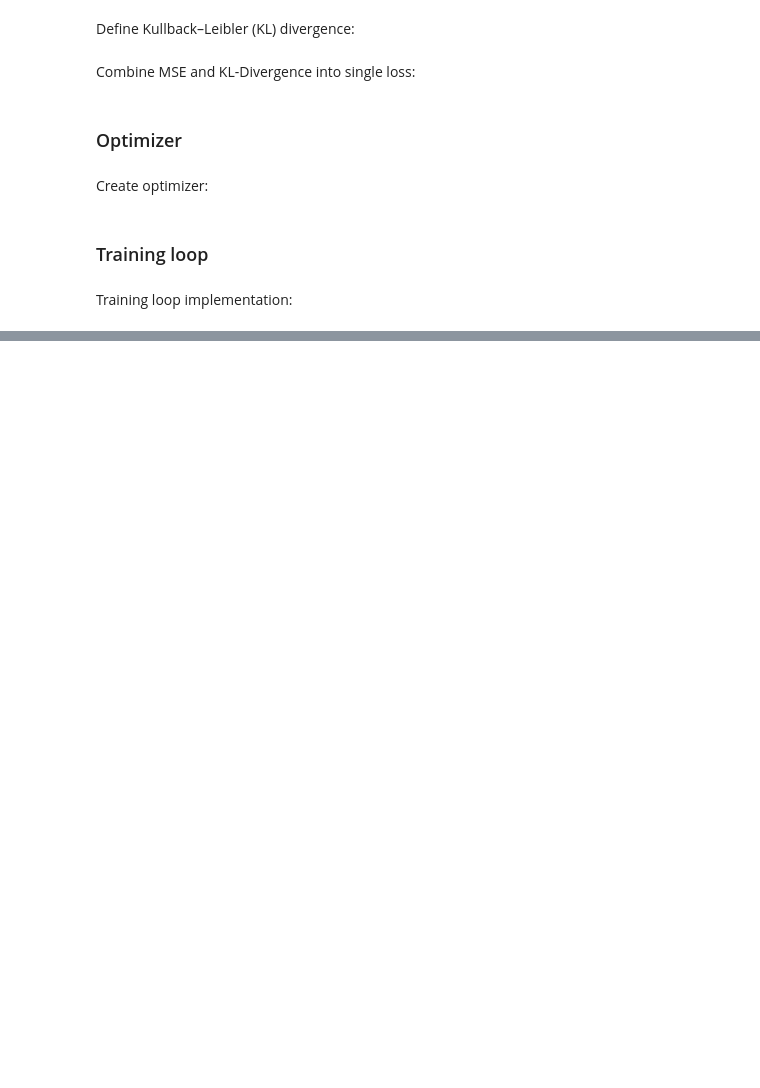
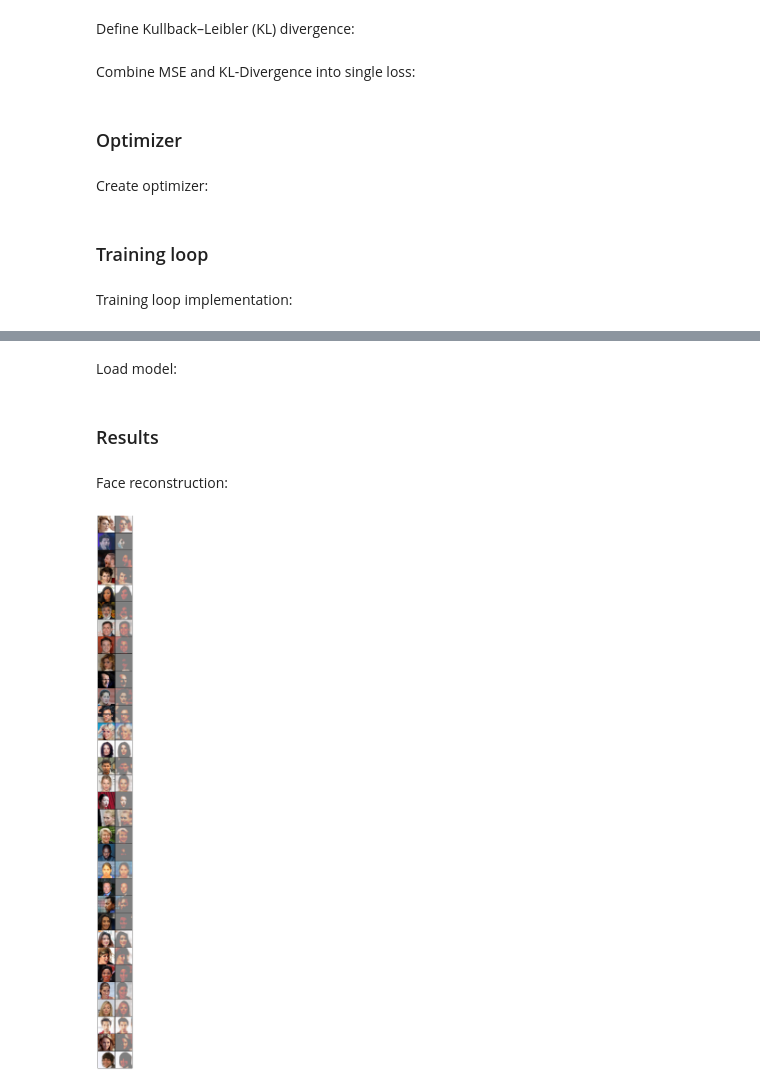
Before and after one commit to dmrib/generative, a Jupyter notebook: models/Faces Experiment.ipynb, the cells around one changed output, grey strips where cells are left out. Saved outputs shown, nothing was run; the diff lists cells and outputs as text; code cells hidden in the pictures; blank space fills up the shorter version.

Commit message:
Show faces reconstruction results

```diff
--- a/models/Faces Experiment.ipynb
+++ b/models/Faces Experiment.ipynb
@@ -23,10 +24,11 @@ BATCH_SIZE = 64
 DATA_FOLDER = '../data/CelebA/'
 DEVICE = torch.device('cuda' if torch.cuda.is_available() else 'cpu')
 ENCODED_DIMS = 200
-EPOCHS = 5
+EPOCHS = 10
 IMAGE_SIZE = 128
 LEARNING_RATE = 1e-3
 R_LOSS_SCALE = 1000
+REGISTRY = '../registry/faces-vae.pt'
 # %% [markdown]
 ### Data loading
 # %% [markdown]
@@ -364,0 +371,32 @@ torch.save(vae, '../registry/faces-vae.pt');
+# %% [markdown]
+Load model:
+# %%
+vae = torch.load(REGISTRY)
+vae.eval();
+# %% [markdown]
+### Results
+# %% [markdown]
+Face reconstruction:
+# %%
+# get sample batch
+sample = next(iter(test_loader))[0][:32].to(DEVICE)
+
+# pass through autoencoder
+_, _, reconstructed = vae(sample)
+
+# create visualization
+stacked = []
+for a, b in zip(sample, reconstructed):
+    stacked.append(a)
+    stacked.append(b)
+stacked = torch.stack(stacked)
+
+# create image grid
+grid = torchvision.utils.make_grid(stacked.to('cpu').detach(), padding = 2, normalize = True, nrow=2)
+
+# plot
+plt.figure(figsize=(45, 45))
+plt.axis('off')
+plt.imshow(np.transpose(grid, (1, 2, 0)));
+# %% [output]
+[figure, added]
```
Also changed, not shown: parts of 6 cells of this notebook.
